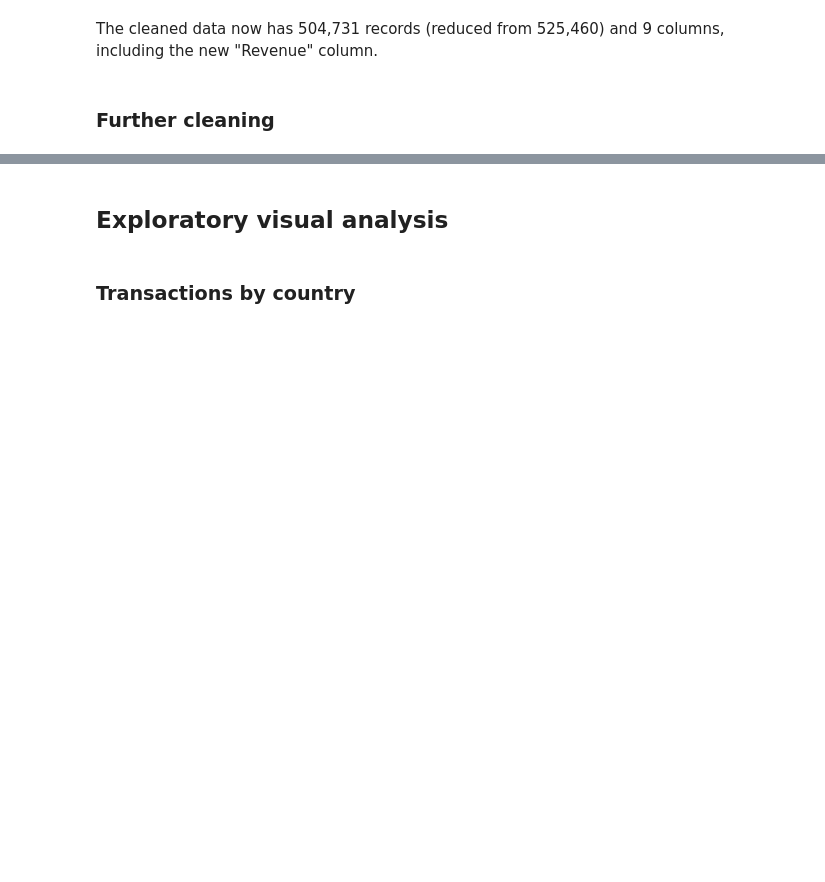
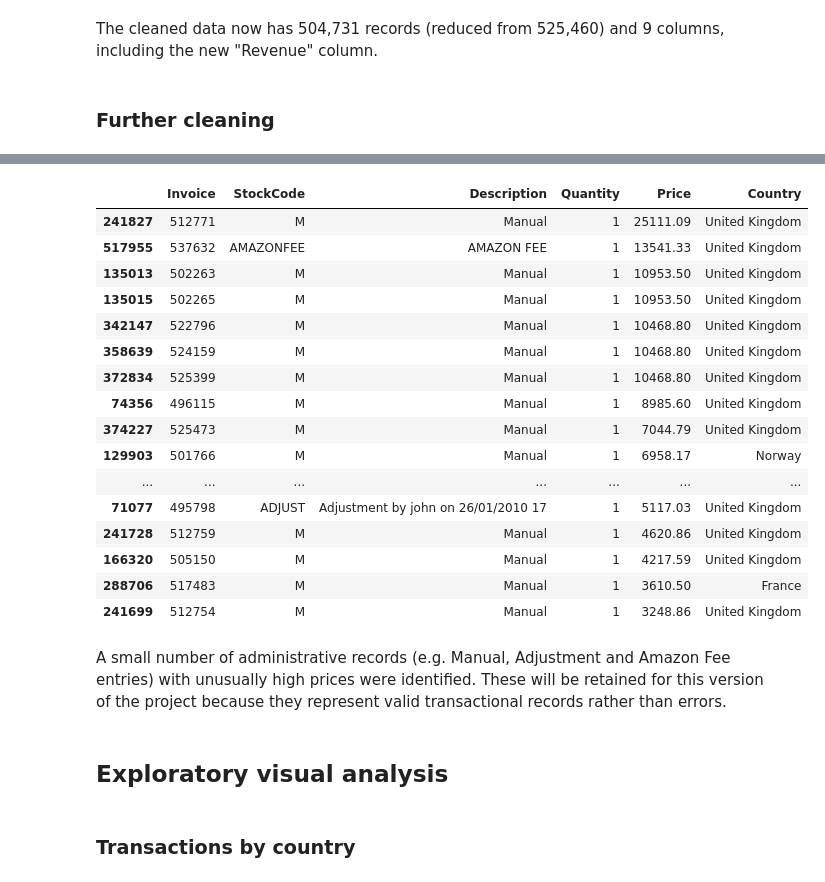
Before and after one commit to sch-data/retail-data-platform, a Jupyter notebook: notebooks/01_data_exploration.ipynb, the cells around one changed output, grey strips where cells are left out. Cells and saved outputs as stored; diff of their text form; code cells hidden in the pictures; blank space fills up the shorter version.

```diff
--- a/notebooks/01_data_exploration.ipynb
+++ b/notebooks/01_data_exploration.ipynb
@@ -195,3 +254,25 @@ df_clean["InvoiceDate"] = pd.to_datetime(df_clean["InvoiceDate"])
+# %%
+df_clean.nlargest(20,"Price")[["Invoice", "StockCode", "Description", "Quantity", "Price", "Country"]]
+# %% [output]
+|  | Invoice | StockCode | Description | Quantity | Price | Country |
+| 241827 | 512771 | M | Manual | 1 | 25111.09 | United Kingdom |
+| 517955 | 537632 | AMAZONFEE | AMAZON FEE | 1 | 13541.33 | United Kingdom |
+| 135013 | 502263 | M | Manual | 1 | 10953.50 | United Kingdom |
+| 135015 | 502265 | M | Manual | 1 | 10953.50 | United Kingdom |
+| 342147 | 522796 | M | Manual | 1 | 10468.80 | United Kingdom |
+| 358639 | 524159 | M | Manual | 1 | 10468.80 | United Kingdom |
+| 372834 | 525399 | M | Manual | 1 | 10468.80 | United Kingdom |
+| 74356 | 496115 | M | Manual | 1 | 8985.60 | United Kingdom |
+| 374227 | 525473 | M | Manual | 1 | 7044.79 | United Kingdom |
+| 129903 | 501766 | M | Manual | 1 | 6958.17 | Norway |
+| ... | ... | ... | ... | ... | ... | ... |
+| 71077 | 495798 | ADJUST | Adjustment by john on 26/01/2010 17 | 1 | 5117.03 | United Kingdom |
+| 241728 | 512759 | M | Manual | 1 | 4620.86 | United Kingdom |
+| 166320 | 505150 | M | Manual | 1 | 4217.59 | United Kingdom |
+| 288706 | 517483 | M | Manual | 1 | 3610.50 | France |
+| 241699 | 512754 | M | Manual | 1 | 3248.86 | United Kingdom |
+# %% [markdown]
+A small number of administrative records (e.g. Manual, Adjustment and Amazon Fee entries) with unusually high prices were identified. These will be retained for this version of the project because they represent valid transactional records rather than errors.
 # %% [markdown]
 ## Exploratory visual analysis
 # %% [markdown]
```
Also changed, not shown: parts of 15 cells of this notebook.
